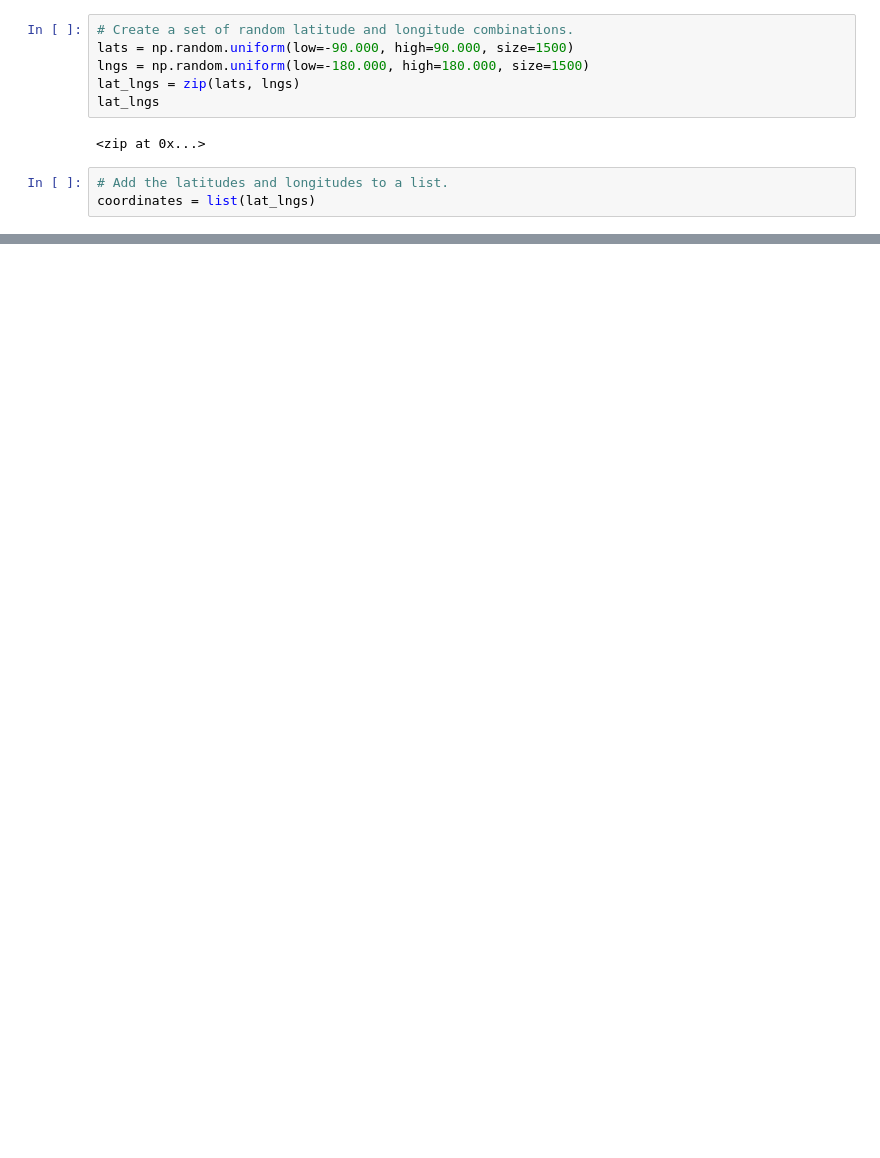
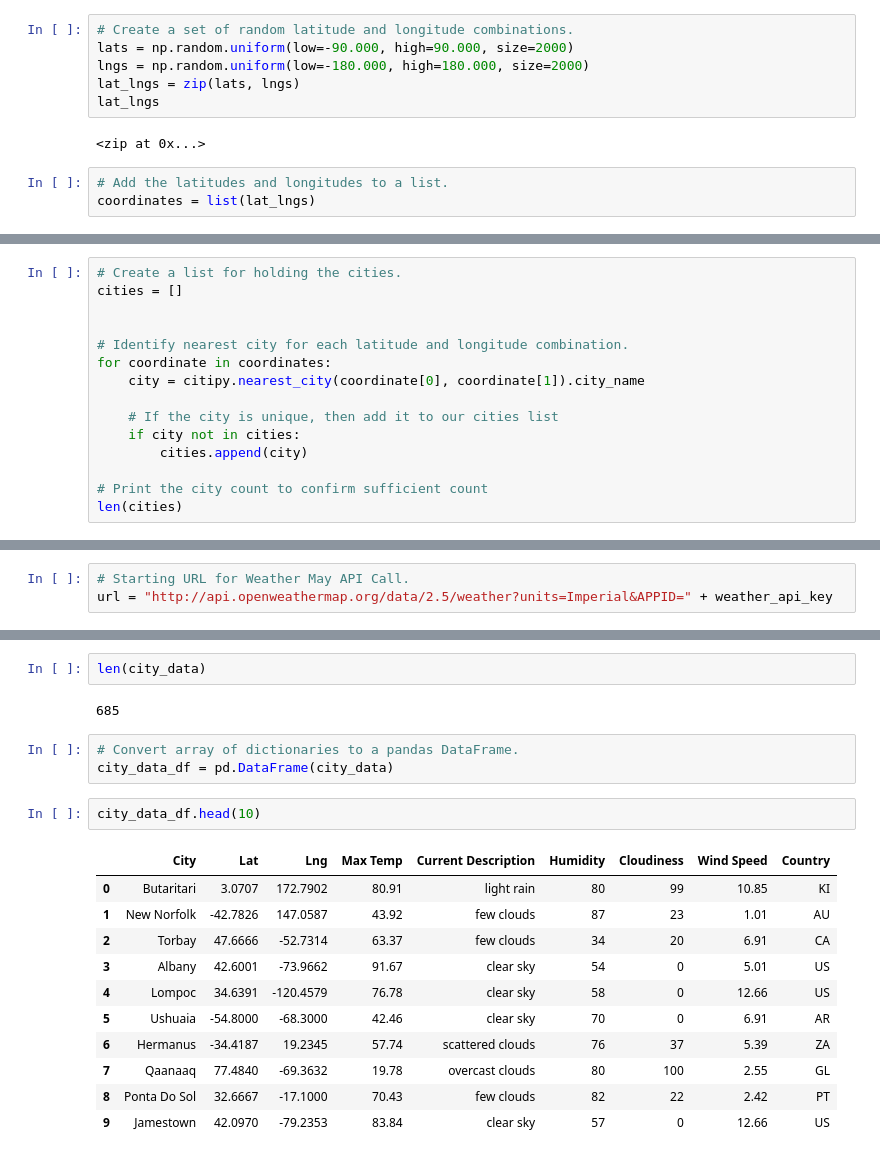
Before and after one commit to kaygar86/World_Weather_Analysis, a Jupyter notebook: Weather_Database/Weather_Database.ipynb, the cells around one changed output, grey strips where cells are left out. Cells and saved outputs as stored; diff of their text form; blank space fills up the shorter version.

```diff
--- a/Weather_Database/Weather_Database.ipynb
+++ b/Weather_Database/Weather_Database.ipynb
@@ -16,7 +13,7 @@ from citipy import citipy
 # %%
 # Create a set of random latitude and longitude combinations.
-lats = np.random.uniform(low=-90.000, high=90.000, size=1500)
-lngs = np.random.uniform(low=-180.000, high=180.000, size=1500)
+lats = np.random.uniform(low=-90.000, high=90.000, size=2000)
+lngs = np.random.uniform(low=-180.000, high=180.000, size=2000)
 lat_lngs = zip(lats, lngs)
 lat_lngs
 # %% [output]
@@ -48,0 +24,15 @@ for coordinate in coordinates:
+# %%
+# Create a list for holding the cities.
+cities = []
+
+
+# Identify nearest city for each latitude and longitude combination.
+for coordinate in coordinates:
+    city = citipy.nearest_city(coordinate[0], coordinate[1]).city_name
+
+    # If the city is unique, then add it to our cities list
+    if city not in cities:
+        cities.append(city)
+
+# Print the city count to confirm sufficient count
+len(cities)
@@ -48,0 +50,3 @@ for coordinate in coordinates:
+# %%
+# Starting URL for Weather May API Call.
+url = "http://api.openweathermap.org/data/2.5/weather?units=Imperial&APPID=" + weather_api_key
@@ -48,0 +144,21 @@ for coordinate in coordinates:
+# %%
+len(city_data)
+# %% [output]
+685
+# %%
+# Convert array of dictionaries to a pandas DataFrame.
+city_data_df = pd.DataFrame(city_data)
+# %%
+city_data_df.head(10)
+# %% [output]
+|  | City | Lat | Lng | Max Temp | Current Description | Humidity | Cloudiness | Wind Speed | Country |
+| 0 | Butaritari | 3.0707 | 172.7902 | 80.91 | light rain | 80 | 99 | 10.85 | KI |
+| 1 | New Norfolk | -42.7826 | 147.0587 | 43.92 | few clouds | 87 | 23 | 1.01 | AU |
+| 2 | Torbay | 47.6666 | -52.7314 | 63.37 | few clouds | 34 | 20 | 6.91 | CA |
+| 3 | Albany | 42.6001 | -73.9662 | 91.67 | clear sky | 54 | 0 | 5.01 | US |
+| 4 | Lompoc | 34.6391 | -120.4579 | 76.78 | clear sky | 58 | 0 | 12.66 | US |
+| 5 | Ushuaia | -54.8000 | -68.3000 | 42.46 | clear sky | 70 | 0 | 6.91 | AR |
+| 6 | Hermanus | -34.4187 | 19.2345 | 57.74 | scattered clouds | 76 | 37 | 5.39 | ZA |
+| 7 | Qaanaaq | 77.4840 | -69.3632 | 19.78 | overcast clouds | 80 | 100 | 2.55 | GL |
+| 8 | Ponta Do Sol | 32.6667 | -17.1000 | 70.43 | few clouds | 82 | 22 | 2.42 | PT |
+| 9 | Jamestown | 42.0970 | -79.2353 | 83.84 | clear sky | 57 | 0 | 12.66 | US |
```
Also changed, not shown: parts of 9 cells of this notebook, 4 other files.
